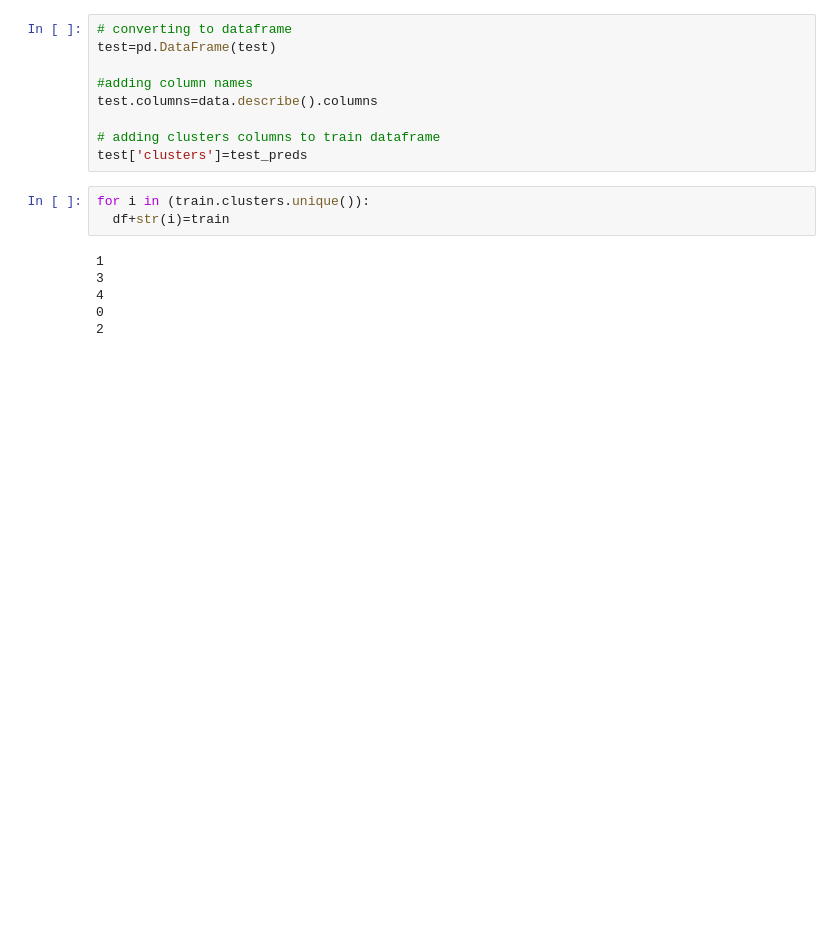
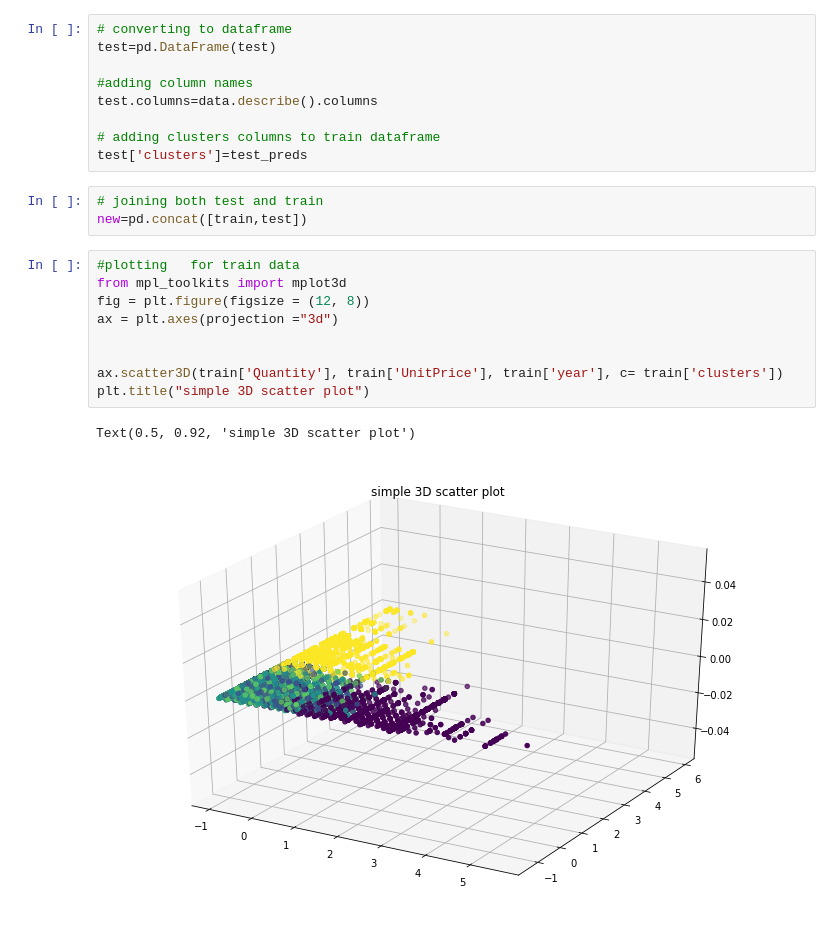
Before and after one commit to ajayn3300/Customer_Segmentation---Clustering, a Jupyter notebook: Online_Retail_Customer_Segmentation_Capstone_Project.ipynb, the cells around one changed output. Cells and saved outputs as stored; diff of their text form; blank space fills up the shorter version.

```diff
--- a/Online_Retail_Customer_Segmentation_Capstone_Project.ipynb
+++ b/Online_Retail_Customer_Segmentation_Capstone_Project.ipynb
@@ -416,12 +416,18 @@ test.columns=data.describe().columns
 
 # adding clusters columns to train dataframe
 test['clusters']=test_preds
-# %%
-for i in (train.clusters.unique()):
-  df+str(i)=train
-# %% [output]
-1
-3
-4
-0
-2
+# %%
+# joining both test and train
+new=pd.concat([train,test])
+# %%
+#plotting   for train data
+from mpl_toolkits import mplot3d
+fig = plt.figure(figsize = (12, 8))
+ax = plt.axes(projection ="3d")
+
+
+ax.scatter3D(train['Quantity'], train['UnitPrice'], train['year'], c= train['clusters'])
+plt.title("simple 3D scatter plot")
+# %% [output]
+Text(0.5, 0.92, 'simple 3D scatter plot')
+[figure, added]
```
Also changed, not shown: parts of 13 cells of this notebook.
